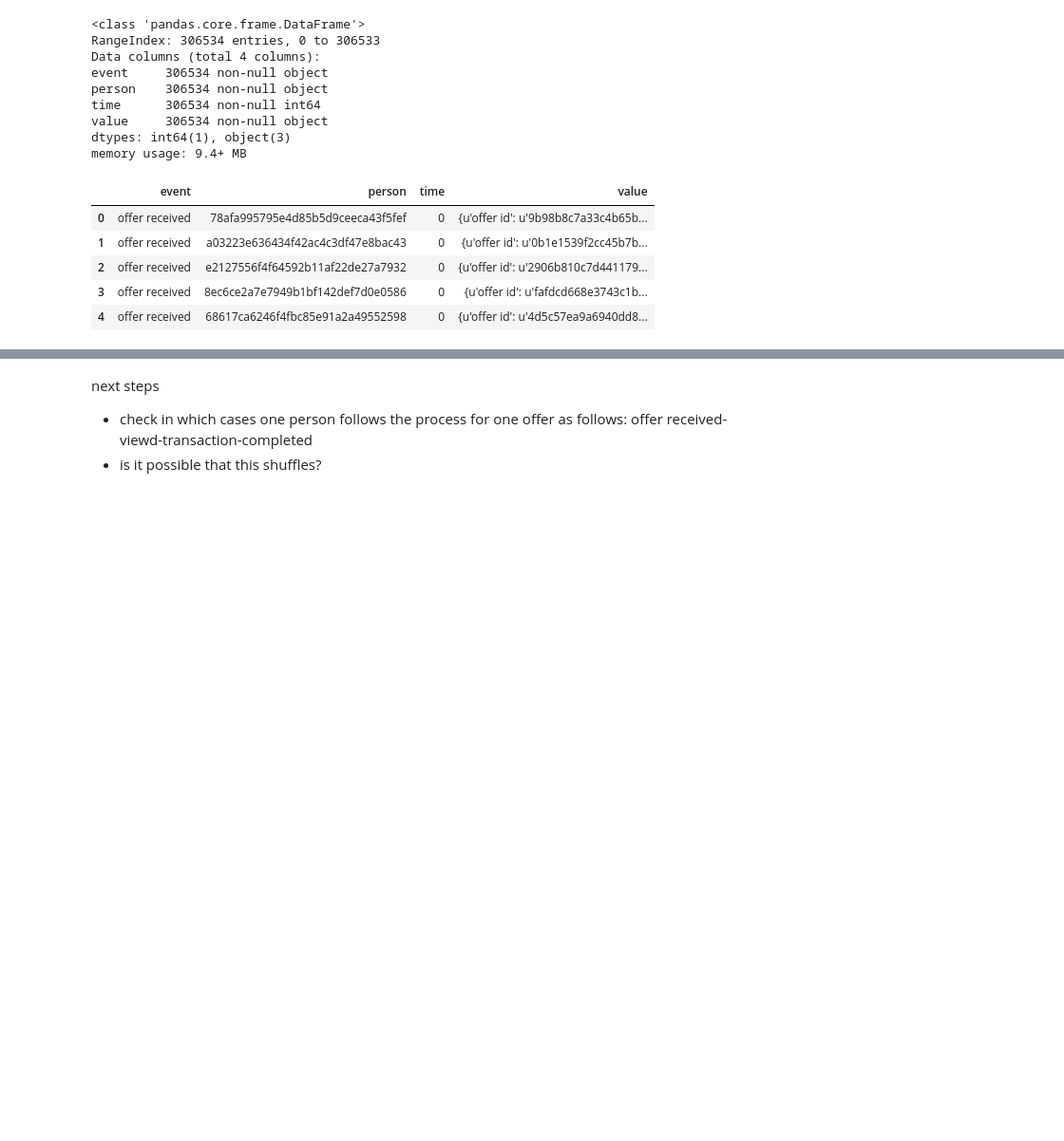
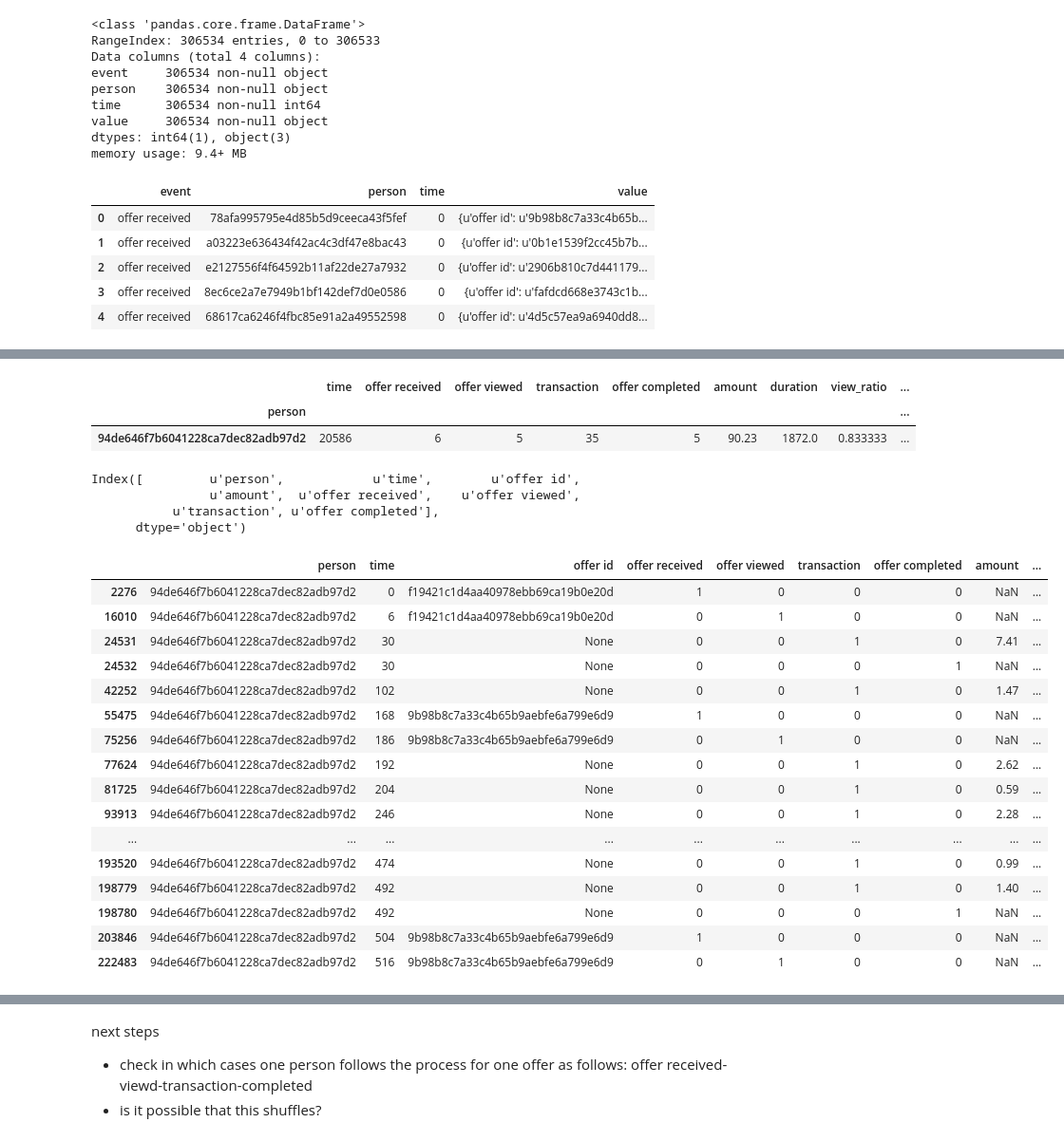
Before and after one commit to udacityML/capstone_starbucks, a Jupyter notebook: Starbucks_Capstone_notebook.ipynb, the cells around one changed output, grey strips where cells are left out. Shown at 95% size. Drawn from its saved outputs; the diff is of its cells as text; code cells hidden in the pictures; blank space fills up the shorter version.

```diff
--- a/Starbucks_Capstone_notebook.ipynb
+++ b/Starbucks_Capstone_notebook.ipynb
@@ -260,0 +378,3 @@ transcript[transcript.person==example_customer].head(10)
+# %%
+part = joined_transcript[['person','time','offer id','offer received','offer viewed','transaction','offer completed','amount','duration']]
+part = part[part.person==example_customer]
@@ -260,0 +383,10 @@ transcript[transcript.person==example_customer].head(10)
+# %%
+general_offer_behaviour = part.groupby(['person']).sum()
+general_offer_behaviour['view_ratio'] = general_offer_behaviour['offer viewed']/general_offer_behaviour['offer received']
+general_offer_behaviour['transaction_ratio'] = general_offer_behaviour['transaction']/general_offer_behaviour['offer received']
+general_offer_behaviour['completness_ratio'] = general_offer_behaviour['offer completed']/general_offer_behaviour['offer received']
+general_offer_behaviour.head(10)
+# %% [output]
+|  | time | offer received | offer viewed | transaction | offer completed | amount | duration | view_ratio | ... |
+| person |  |  |  |  |  |  |  |  | ... |
+| 94de646f7b6041228ca7dec82adb97d2 | 20586 | 6 | 5 | 35 | 5 | 90.23 | 1872.0 | 0.833333 | ... |
@@ -260,0 +432,47 @@ transcript[transcript.person==example_customer].head(10)
+# %%
+current_offer = None
+offer_received = None
+offer_viewed = None
+offer_transaction = None
+offer_completed = None
+offer_list = []
+reference = []
+start_time = None
+viewed_time = None
+completed_time = None
+start_time_list = []
+offer_viewed_list=[]
+offer_completed_time = []
+
+for row in part.iterrows():
+    if row[1]['offer received'] == 1:
+        current_offer = row[1]['offer id']
+        start_time = row[1]['time']
+        completed_time = None
+        viewed_time = None
+    if row[1]['offer viewed'] == 1:
+        viewed_time = row[1]['time']
+    if row[1]['offer completed'] == 1:
+        completed_time = row[1]['time']
+        viewed_time = None
+
+
+    offer_list.append(current_offer)
+    start_time_list.append(start_time)
+    offer_viewed_list.append(viewed_time)
+    offer_completed_time.append(completed_time)
+    reference = list(map(lambda x, y: str(x)+ '_' +str(y), offer_list, start_time_list))
+
+part['reference offer'] = reference
+part['start_time'] = start_time_list
+part['offer completed time'] = offer_completed_time
+part['offer view time'] = offer_viewed_list
+part['offer active'] = ~(part['time'] > part['offer completed time'])
+part['view active'] = (part['time'] > part['offer view time'])
+# %%
+transcript.columns
+# %% [output]
+Index([         u'person',            u'time',        u'offer id',
+                u'amount',  u'offer received',    u'offer viewed',
+           u'transaction', u'offer completed'],
+      dtype='object')
@@ -260,0 +482,20 @@ transcript[transcript.person==example_customer].head(10)
+# %%
+part.head(35)
+# %% [output]
+|  | person | time | offer id | offer received | offer viewed | transaction | offer completed | amount | ... |
+| 2276 | 94de646f7b6041228ca7dec82adb97d2 | 0 | f19421c1d4aa40978ebb69ca19b0e20d | 1 | 0 | 0 | 0 | NaN | ... |
+| 16010 | 94de646f7b6041228ca7dec82adb97d2 | 6 | f19421c1d4aa40978ebb69ca19b0e20d | 0 | 1 | 0 | 0 | NaN | ... |
+| 24531 | 94de646f7b6041228ca7dec82adb97d2 | 30 | None | 0 | 0 | 1 | 0 | 7.41 | ... |
+| 24532 | 94de646f7b6041228ca7dec82adb97d2 | 30 | None | 0 | 0 | 0 | 1 | NaN | ... |
+| 42252 | 94de646f7b6041228ca7dec82adb97d2 | 102 | None | 0 | 0 | 1 | 0 | 1.47 | ... |
+| 55475 | 94de646f7b6041228ca7dec82adb97d2 | 168 | 9b98b8c7a33c4b65b9aebfe6a799e6d9 | 1 | 0 | 0 | 0 | NaN | ... |
+| 75256 | 94de646f7b6041228ca7dec82adb97d2 | 186 | 9b98b8c7a33c4b65b9aebfe6a799e6d9 | 0 | 1 | 0 | 0 | NaN | ... |
+| 77624 | 94de646f7b6041228ca7dec82adb97d2 | 192 | None | 0 | 0 | 1 | 0 | 2.62 | ... |
+| 81725 | 94de646f7b6041228ca7dec82adb97d2 | 204 | None | 0 | 0 | 1 | 0 | 0.59 | ... |
+| 93913 | 94de646f7b6041228ca7dec82adb97d2 | 246 | None | 0 | 0 | 1 | 0 | 2.28 | ... |
+| ... | ... | ... | ... | ... | ... | ... | ... | ... | ... |
+| 193520 | 94de646f7b6041228ca7dec82adb97d2 | 474 | None | 0 | 0 | 1 | 0 | 0.99 | ... |
+| 198779 | 94de646f7b6041228ca7dec82adb97d2 | 492 | None | 0 | 0 | 1 | 0 | 1.40 | ... |
+| 198780 | 94de646f7b6041228ca7dec82adb97d2 | 492 | None | 0 | 0 | 0 | 1 | NaN | ... |
+| 203846 | 94de646f7b6041228ca7dec82adb97d2 | 504 | 9b98b8c7a33c4b65b9aebfe6a799e6d9 | 1 | 0 | 0 | 0 | NaN | ... |
+| 222483 | 94de646f7b6041228ca7dec82adb97d2 | 516 | 9b98b8c7a33c4b65b9aebfe6a799e6d9 | 0 | 1 | 0 | 0 | NaN | ... |
```
Also changed, not shown: parts of 39 cells of this notebook, 2 other files.
